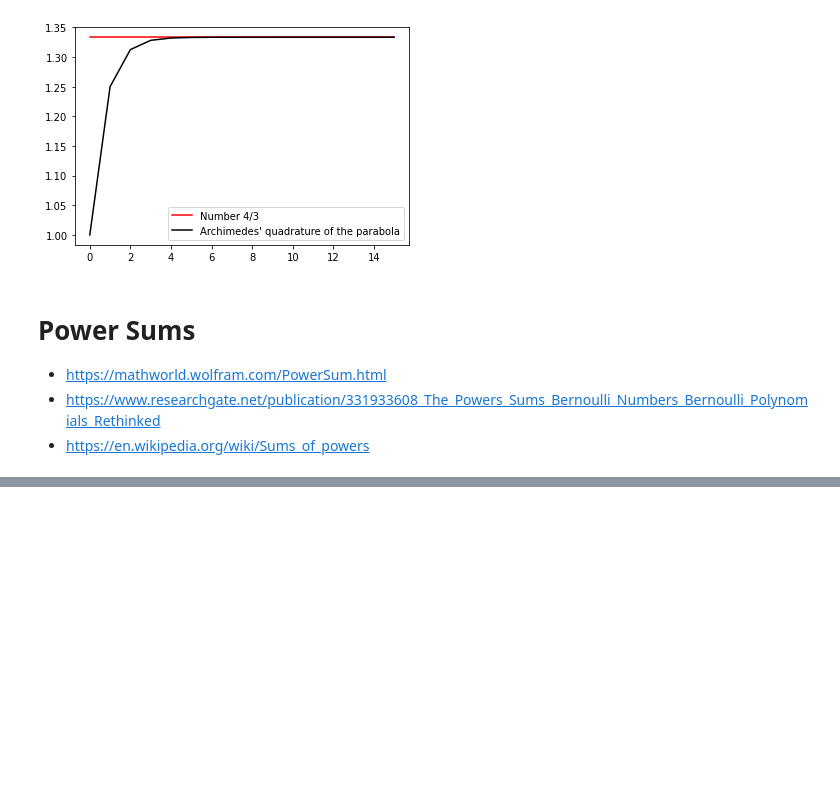
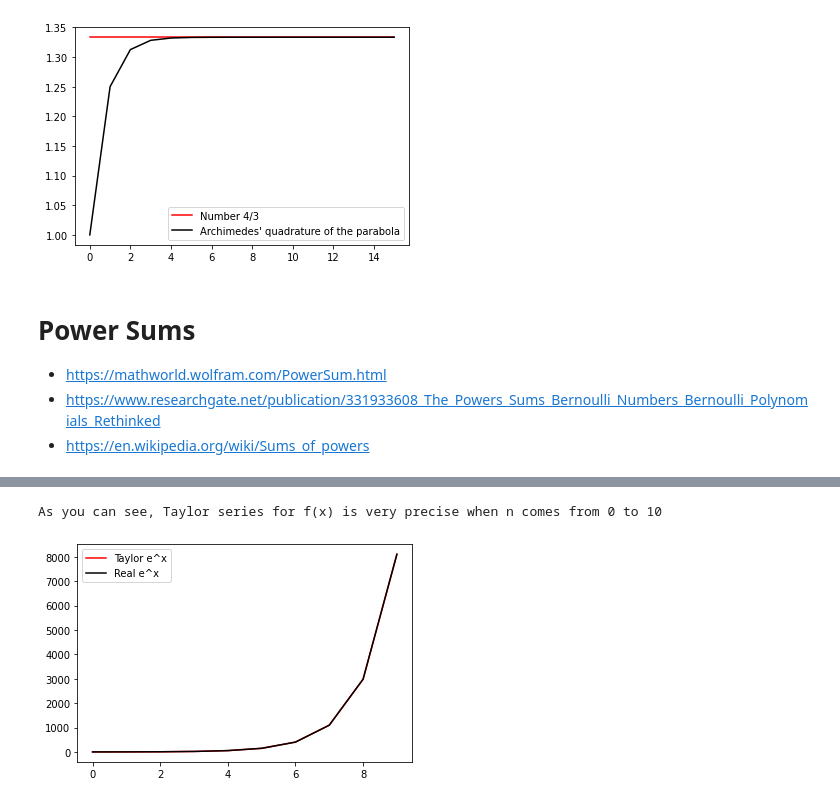
Before and after one commit to gabotachak/AlgorithmsUN2021I, a Jupyter notebook: Lab7/ganzolaArithmeticSeriesPowerSeriesPowerSums.ipynb, the cells around one changed output, grey strips where cells are left out. Saved outputs shown, nothing was run; the diff lists cells and outputs as text; code cells hidden in the pictures; blank space fills up the shorter version.

```diff
--- a/Lab7/ganzolaArithmeticSeriesPowerSeriesPowerSums.ipynb
+++ b/Lab7/ganzolaArithmeticSeriesPowerSeriesPowerSums.ipynb
@@ -415,0 +446,27 @@ As you can see, Archimedes' quadrature of the parabola tends to 4/3 = 1.3333, be
+# %%
+import matplotlib.pyplot as plt
+import math
+
+def exp_taylor(x):
+    sum = 0
+    for n in range(0,100+1):
+        sum += (1/math.factorial(n))*(x**n)
+    return sum
+
+n = 10 # Need a high number to be more precise
+exp_taylor_r = []
+exp_real_r = []
+
+for x in range(10):
+    exp_taylor_r.append(exp_taylor(x))
+    exp_real_r.append(math.exp(x))
+
+plt.plot(exp_taylor_r, color='red',label='Taylor e^x')
+plt.plot(exp_real_r, color='black',label="Real e^x")
+
+plt.legend()
+print("As you can see, Taylor series for f(x) is very precise when n comes from 0 to "+str(n))
+print()
+# %% [output]
+As you can see, Taylor series for f(x) is very precise when n comes from 0 to 10
+[figure, added]
```
Also changed, not shown: parts of 6 cells of this notebook.
